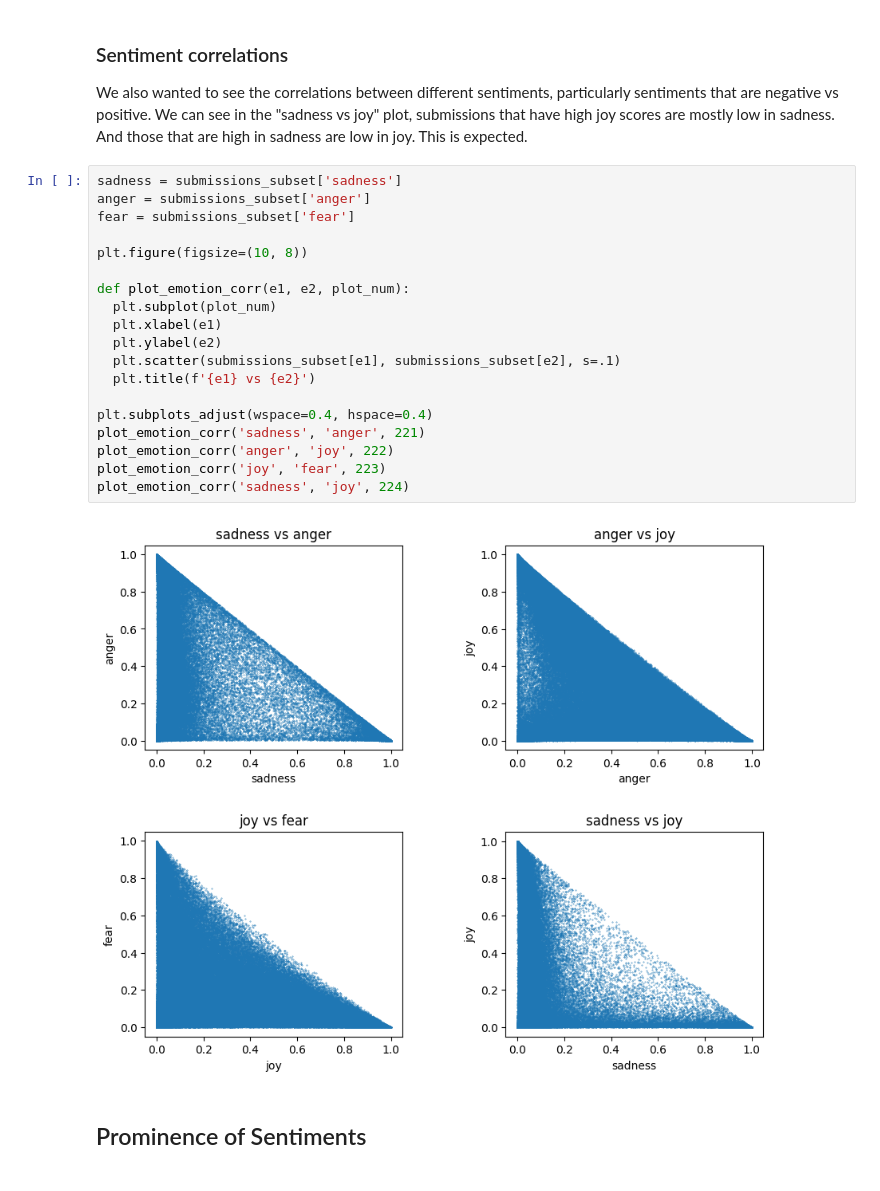
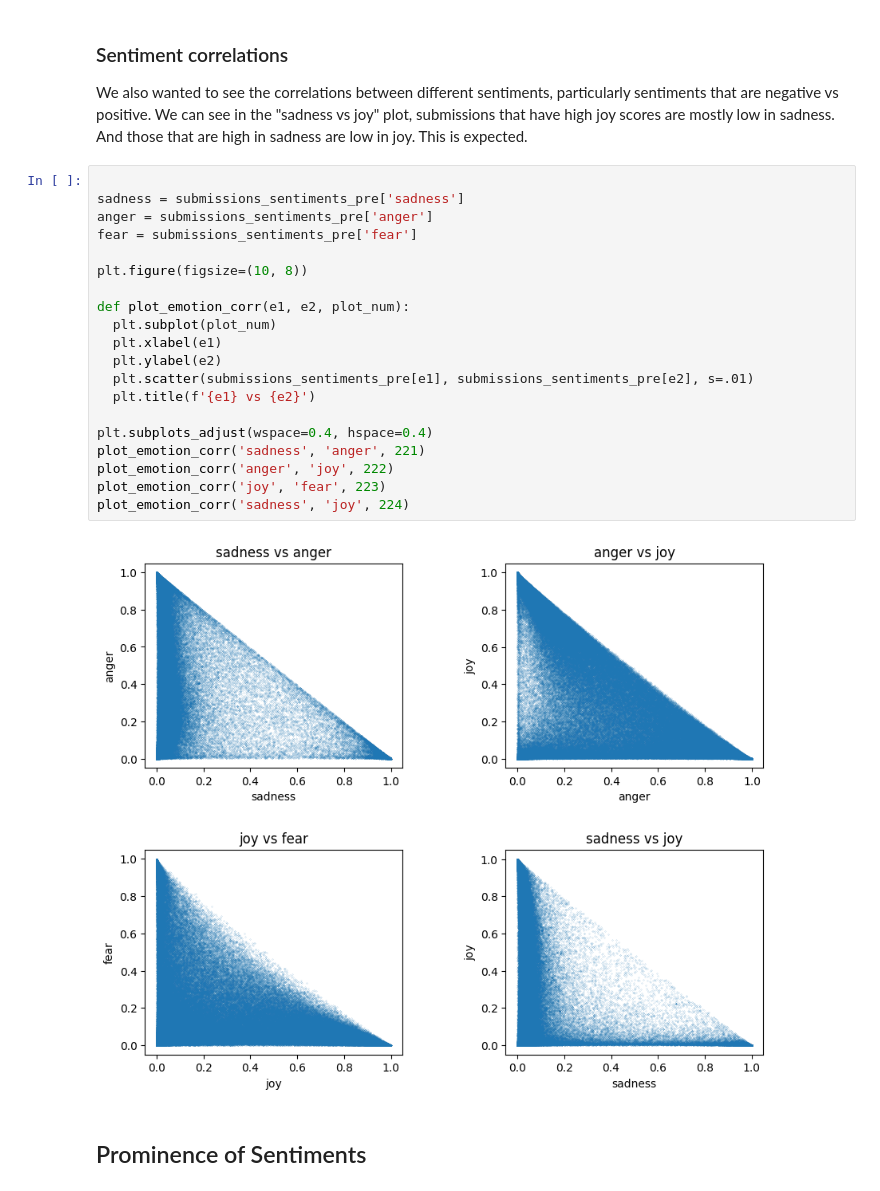
Before and after one commit to avaove/d25-project, a Jupyter notebook: d25-proj.ipynb, the cells around one changed output. Drawn from its saved outputs; the diff is of its cells as text.

```diff
--- a/d25-proj.ipynb
+++ b/d25-proj.ipynb
@@ -263,26 +262,27 @@ plt.legend()
 ### Sentiment correlations
 We also wanted to see the correlations between different sentiments, particularly sentiments that are negative vs positive. We can see in the "sadness vs joy" plot, submissions that have high joy scores are mostly low in sadness. And those that are high in sadness are low in joy. This is expected.
 # %%
-sadness = submissions_subset['sadness']
-anger = submissions_subset['anger']
-fear = submissions_subset['fear']
+
+sadness = submissions_sentiments_pre['sadness']
+anger = submissions_sentiments_pre['anger']
+fear = submissions_sentiments_pre['fear']
 
 plt.figure(figsize=(10, 8))
 
 def plot_emotion_corr(e1, e2, plot_num):
   plt.subplot(plot_num)
   plt.xlabel(e1)
   plt.ylabel(e2)
-  plt.scatter(submissions_subset[e1], submissions_subset[e2], s=.1)
+  plt.scatter(submissions_sentiments_pre[e1], submissions_sentiments_pre[e2], s=.01)
   plt.title(f'{e1} vs {e2}')
 
 plt.subplots_adjust(wspace=0.4, hspace=0.4)
 plot_emotion_corr('sadness', 'anger', 221)
 plot_emotion_corr('anger', 'joy', 222)
 plot_emotion_corr('joy', 'fear', 223)
 plot_emotion_corr('sadness', 'joy', 224)
 # %% [output]
-[figure, old version]
+[figure, new version]
 # %% [markdown]
 ## Prominence of Sentiments
 # %% [markdown]
```
Also changed, not shown: parts of 2 cells of this notebook.
